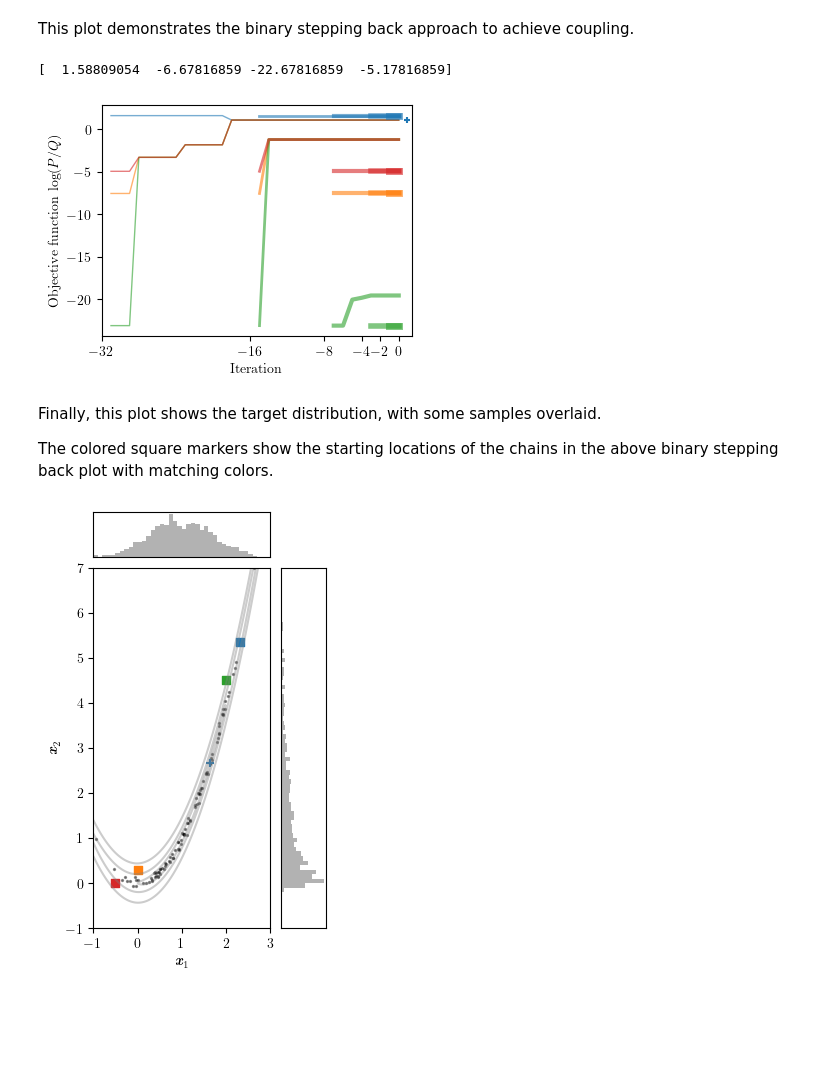
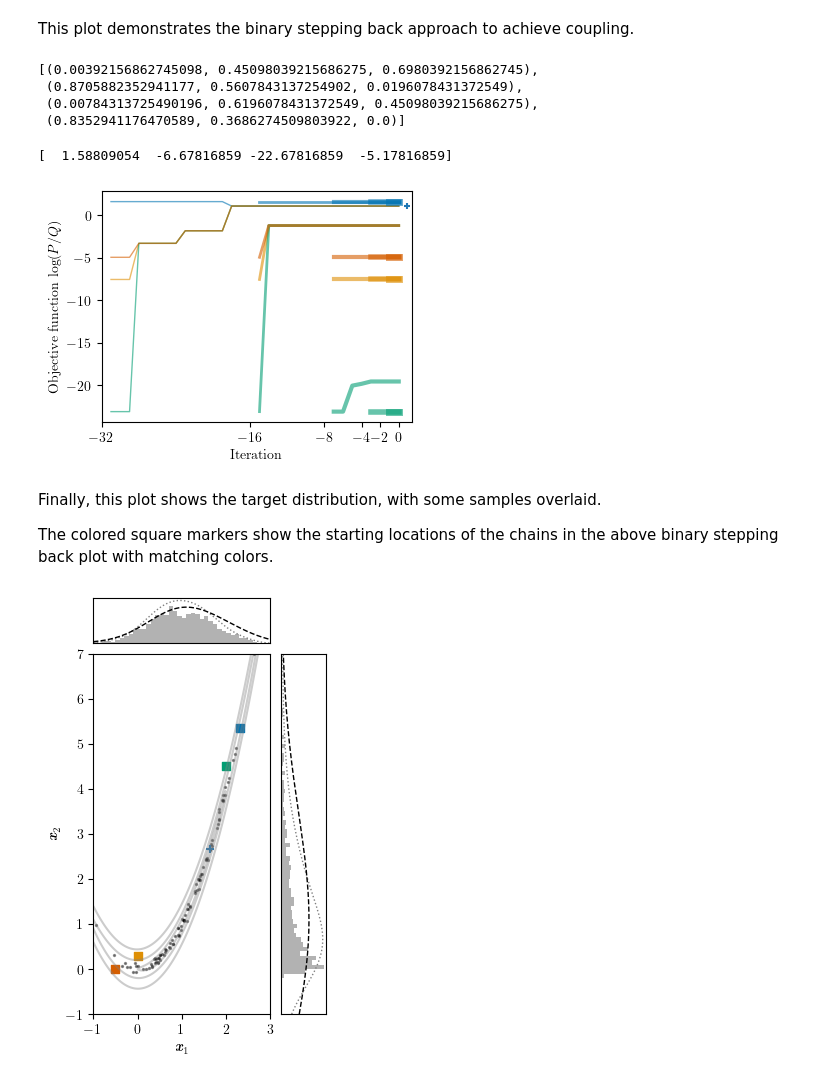
Before and after one commit to cjm96/mcmc_infinity, a Jupyter notebook: mcmc_infinity/examples/rosenbrock_demo.ipynb, the cells around one changed output. Saved outputs shown, nothing was run; the diff lists cells and outputs as text; code cells hidden in the pictures; blank space fills up the shorter version.

```diff
--- a/mcmc_infinity/examples/rosenbrock_demo.ipynb
+++ b/mcmc_infinity/examples/rosenbrock_demo.ipynb
@@ -35,8 +36,8 @@ Z = target(np.stack((X,Y), axis=-1))
 fig, ax = plt.subplots(figsize=(4,5))
 
 levels = np.linspace(-10, 0, 11)
-x = ax.contourf(X, Y, Z, levels=levels)
-cbar = plt.colorbar(x)
+c = ax.contourf(X, Y, Z, levels=levels)
+cbar = plt.colorbar(c)
 
 ax.set_xlabel("x")
 ax.set_ylabel("y")
@@ -250,6 +251,17 @@ plt.show()
 [figure]
 # %% [markdown]
 This plot demonstrates the binary stepping back approach to achieve coupling.
+# %%
+import seaborn as sns
+
+colors = sns.color_palette('colorblind', 4)
+
+colors
+# %% [output]
+[(0.00392156862745098, 0.45098039215686275, 0.6980392156862745),
+ (0.8705882352941177, 0.5607843137254902, 0.0196078431372549),
+ (0.00784313725490196, 0.6196078431372549, 0.45098039215686275),
+ (0.8352941176470589, 0.3686274509803922, 0.0)]
 # %%
 initial_positions = np.array([[float(sol_small.x[0]), float(sol_small.x[1])],
                             [0.0, 0.3],
@@ -257,8 +269,6 @@ initial_positions = np.array([[float(sol_small.x[0]), float(sol_small.x[1])],
                             [-0.5,0.0]])
 
 print(target(initial_positions) - Qkde_small.logP(initial_positions)[0])
-
-colors=['C0', 'C1', 'C2', 'C3']
 
 sampler_demo = mc.sampler.PerfectSampler(target,
                                         Qkde_small,
@@ -269,34 +279,34 @@ one_perfect_sample, chains = sampler_demo.get_perfect_sample(2,
                                                         show_all_output=True)
 
 fig, ax = plt.subplots(figsize=(4,3))
 
 num_walkers = len(initial_positions)
 
 lw = [1, 2, 3, 4, 5]
 alpha = [1.0, 0.3, 0.25, 0.2, 0.15]
 
 for c, chain in enumerate(chains[::-1]):
     for w in range(num_walkers):
         if True:
             PQ = target(chain[w]) - Qkde_small.logP(chain[w])
             iter = np.arange(1-len(PQ),1)
             ax.plot(iter, PQ, color=colors[w], lw=1+c, alpha=0.6)
         else:
             pass
 
 ax.set_xlim(-32, 1.4)
 ax.set_xticks([-32,-16, -8, -4, -2, 0])
 
 y = target(chains[-1][0][-1]) - Qkde_small.logP(chains[-1][0][-1])
 ax.scatter([0.9], [y], s=15, marker='+', color='C0', alpha=1)
 
 ax.set_xlabel(r"Iteration")
 ax.set_ylabel(r"Objective function $\log(P/Q)$")
 
 plt.show()
 # %% [output]
 [  1.58809054  -6.67816859 -22.67816859  -5.17816859]
-[figure, old version]
+[figure, new version]
 # %% [markdown]
 Finally, this plot shows the target distribution, with some samples overlaid.
 
@@ -341,6 +368,8 @@ counts, bins = np.histogram(samples_uniform[:,1],
 bin_centers = 0.5 * (bins[:-1] + bins[1:])
 ax01.barh(bin_centers, counts, height=(bins[1] - bins[0]),
           color='gray', alpha=0.6)
+ax01.plot(kde_small_marg_y/bin_width, y, color='0.5', lw=1, ls=':')
+ax01.plot(kde_big_marg_y/bin_width, y, color='k', lw=1, ls='--')
 
 # Upper left (row=0, col=0)
 ax10 = fig.add_subplot(gs[0, 0], sharex=ax00)
@@ -349,6 +378,8 @@ counts, bins = np.histogram(samples_uniform[:,0],
 bin_centers = 0.5 * (bins[:-1] + bins[1:])
 ax10.bar(bin_centers, counts, width=(bins[1] - bins[0]),
          color='gray', alpha=0.6)
+ax10.plot(x, kde_small_marg_x/bin_width, color='0.5', lw=1, ls=':')
+ax10.plot(x, kde_big_marg_x/bin_width, color='k', lw=1, ls='--')
 
 # Hide all ticks and labels on upper-left and lower-right
 for ax in [ax10, ax01]:
@@ -357,4 +388,4 @@ for ax in [ax10, ax01]:
 
 plt.show()
 # %% [output]
-[figure, old version]
+[figure, new version]
```
Also changed, not shown: parts of 6 cells of this notebook.
